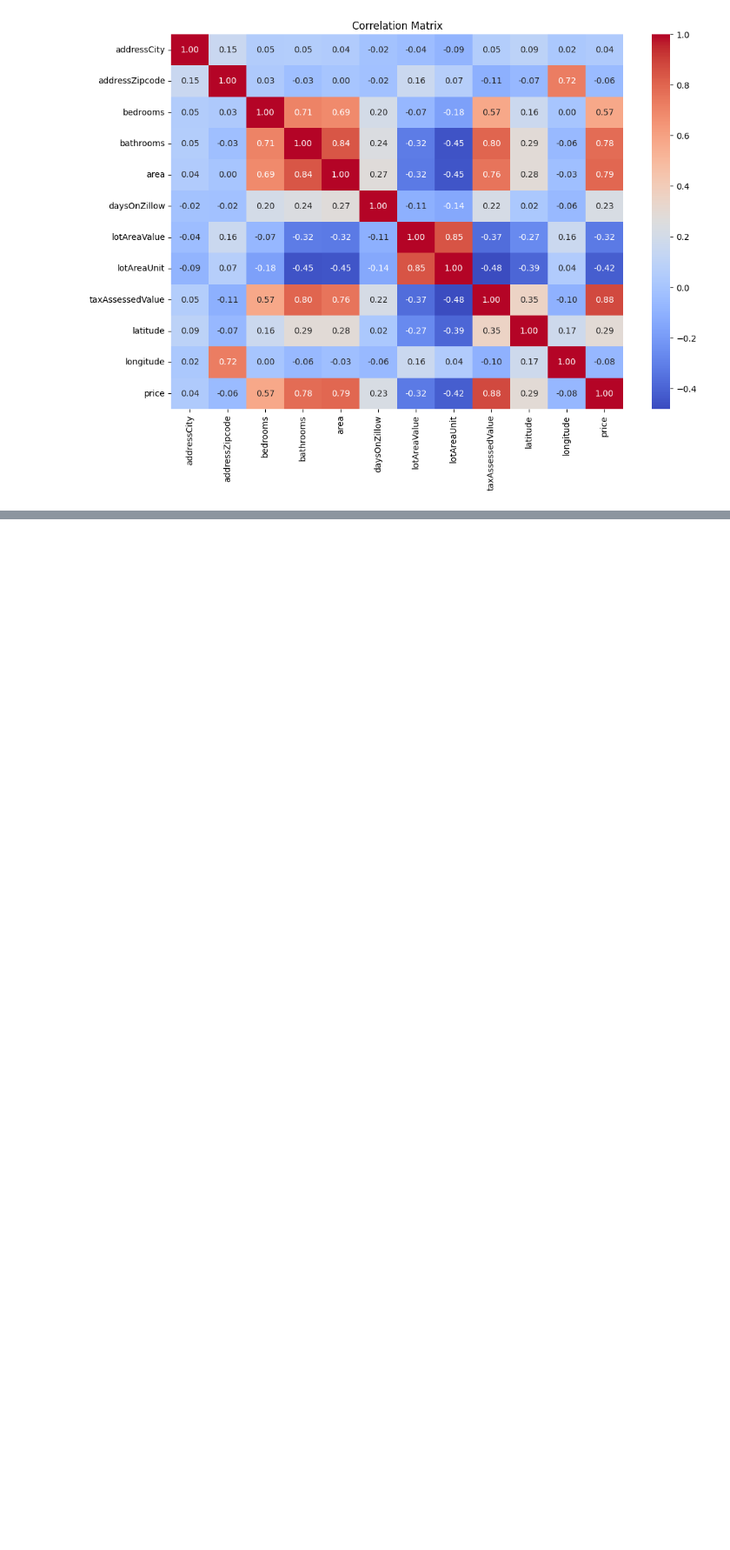
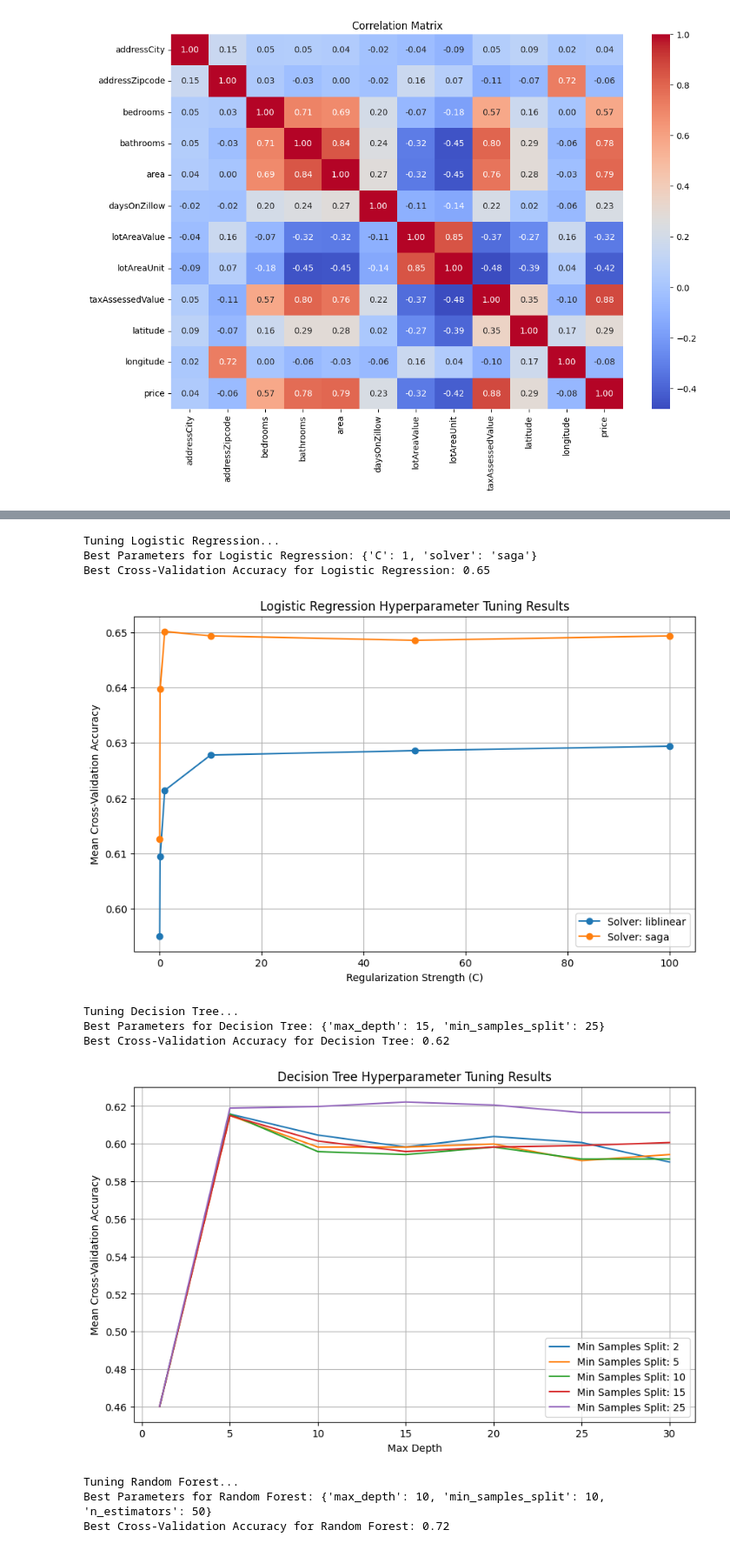
Before and after one commit to saba-sohail/nassau-county-housing, a Jupyter notebook: analysis1.ipynb, the cells around one changed output, grey strips where cells are left out. Shown at 87% size. Saved outputs shown, nothing was run; the diff lists cells and outputs as text; code cells hidden in the pictures; blank space fills up the shorter version.

```diff
--- a/analysis1.ipynb
+++ b/analysis1.ipynb
@@ -402,0 +415,11 @@ KNN does not provide feature importances.
+# %%
+features = df.drop(['price', 'price_bins', 'address', 'taxAssessedValue'], axis=1)
+X_scaled = scaler.fit_transform(features)
+
+X_train, X_test, y_train, y_test = train_test_split(X_scaled, label, test_size=0.2, random_state=42)
+# %%
+for model_name, model in models.items():
+    model.fit(X_train, y_train)
+    y_pred = model.predict(X_test)
+    accuracy = accuracy_score(y_test, y_pred)  # calculate accuracy for base models
+    print(f'{model_name} Accuracy: {accuracy:.2f}')
@@ -402,0 +431,63 @@ KNN does not provide feature importances.
+# %%
+# iterate through the models and perform Grid Search
+for model_name, model in models.items():
+    print(f'Tuning {model_name}...')
+    grid_search = GridSearchCV(model, param_grid[model_name], cv=5, scoring='accuracy')
+    grid_search.fit(X_train, y_train)
+
+    best_params = grid_search.best_params_
+    best_score = grid_search.best_score_
+
+    print(f'Best Parameters for {model_name}: {best_params}')
+    print(f'Best Cross-Validation Accuracy for {model_name}: {best_score:.2f}')
+
+    results = pd.DataFrame(grid_search.cv_results_)
+
+    plt.figure(figsize=(10, 6))
+
+    # Logistic Regression, can plot against C and solver
+    if model_name == 'Logistic Regression':
+        for solver in param_grid[model_name]['solver']:
+            subset = results[results['param_solver'] == solver]
+            plt.plot(subset['param_C'], subset['mean_test_score'], marker='o', label=f'Solver: {solver}')
+        plt.xlabel('Regularization Strength (C)')
+
+    # Decision Tree, plot against max_depth and min_samples_split
+    elif model_name == 'Decision Tree':
+        for min_samples in param_grid[model_name]['min_samples_split']:
+            subset = results[results['param_min_samples_split'] == min_samples]
+            plt.plot(subset['param_max_depth'], subset['mean_test_score'], label=f'Min Samples Split: {min_samples}')
+        plt.xlabel('Max Depth')
+
+    #  Random Forest, plot against n_estimators and max_depth
+    elif model_name == 'Random Forest':
+        for depth in param_grid[model_name]['max_depth']:
+            subset = results[results['param_max_depth'] == depth]
+            plt.plot(subset['param_n_estimators'], subset['mean_test_score'], label=f'Max Depth: {depth}')
+        plt.xlabel('Number of Trees (n_estimators)')
+
+    # KNN, can plot against weight type and n_neighbors
+    elif model_name == 'KNN':
+        for weight in param_grid[model_name]['weights']:
+            subset = results[results['param_weights'] == weight]
+            plt.plot(subset['param_n_neighbors'], subset['mean_test_score'], marker='o', label=f'Weights: {weight}')
+        plt.xlabel('Number of Neighbors (n_neighbors)')
+
+
+    plt.title(f'{model_name} Hyperparameter Tuning Results')
+    plt.ylabel('Mean Cross-Validation Accuracy')
+    plt.legend()
+    plt.grid()
+    plt.show()
+# %% [output]
+Tuning Logistic Regression...
+Best Parameters for Logistic Regression: {'C': 1, 'solver': 'saga'}
+Best Cross-Validation Accuracy for Logistic Regression: 0.65
+[figure, added]
+Tuning Decision Tree...
+Best Parameters for Decision Tree: {'max_depth': 15, 'min_samples_split': 25}
+Best Cross-Validation Accuracy for Decision Tree: 0.62
+[figure, added]
+Tuning Random Forest...
+Best Parameters for Random Forest: {'max_depth': 10, 'min_samples_split': 10, 'n_estimators': 50}
+Best Cross-Validation Accuracy for Random Forest: 0.72
```
Also changed, not shown: parts of 15 cells of this notebook, 1 other file.
